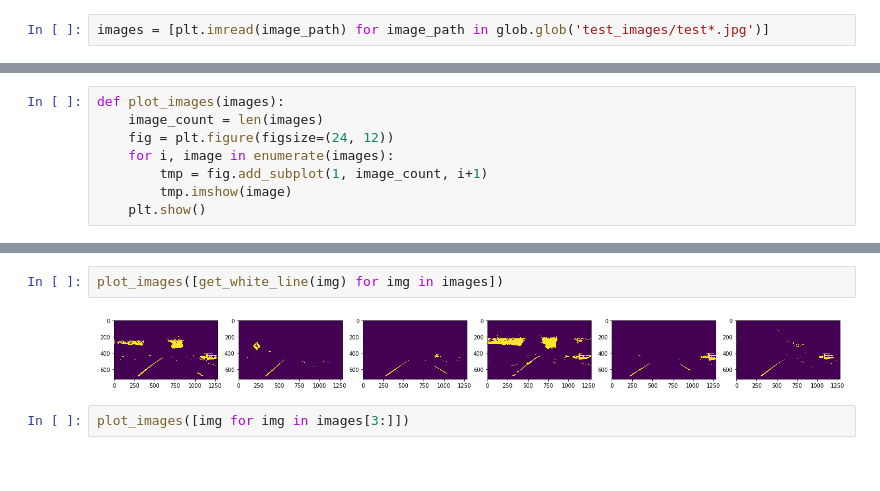
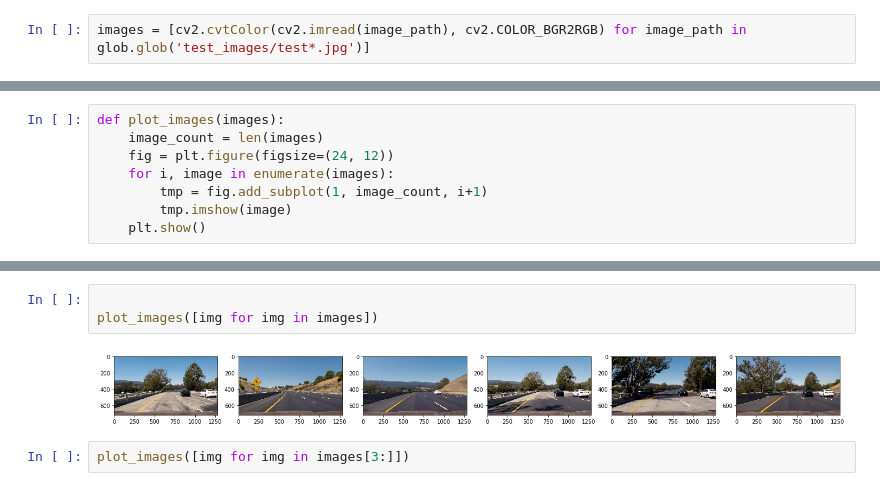
Before and after one commit to bchiang2/CarND-Advanced-Lane-Lines, a Jupyter notebook: Saturate Images.ipynb, the cells around one changed output, grey strips where cells are left out. Cells and saved outputs as stored; diff of their text form.

```diff
--- a/Saturate Images.ipynb
+++ b/Saturate Images.ipynb
@@ -5,7 +5,7 @@ import matplotlib.pyplot as plt
 import cv2
 import numpy as np
 # %%
-images = [plt.imread(image_path) for image_path in glob.glob('test_images/test*.jpg')]
+images = [cv2.cvtColor(cv2.imread(image_path), cv2.COLOR_BGR2RGB) for image_path in glob.glob('test_images/test*.jpg')]
 # %%
 plt.imshow(images[0])
 # %% [output]
@@ -46,7 +57,8 @@ def get_white_line(image):
 # %%
-plot_images([get_white_line(img) for img in images])
+
+plot_images([img for img in images])
 # %% [output]
-[figure, old version]
+[figure, new version]
 # %%
 plot_images([img for img in images[3:]])
 # %% [output]
```
Also changed, not shown: parts of 16 cells of this notebook, 12 other files.
